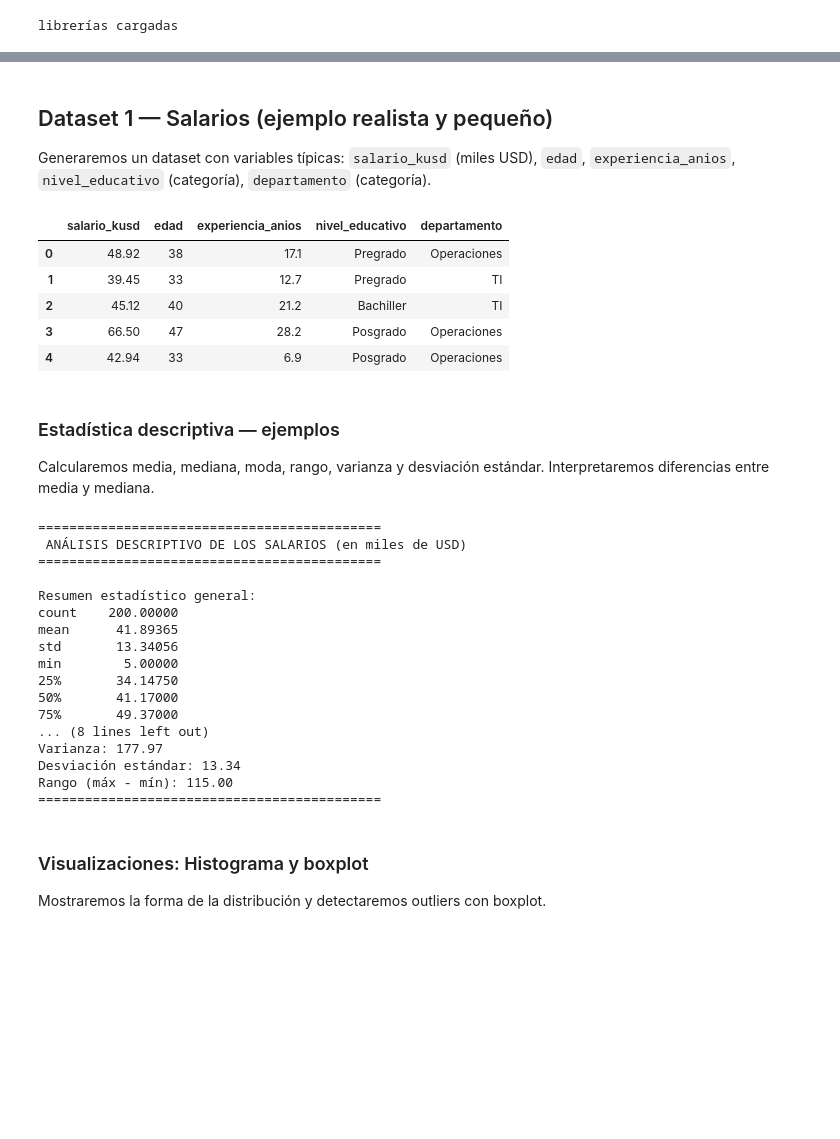
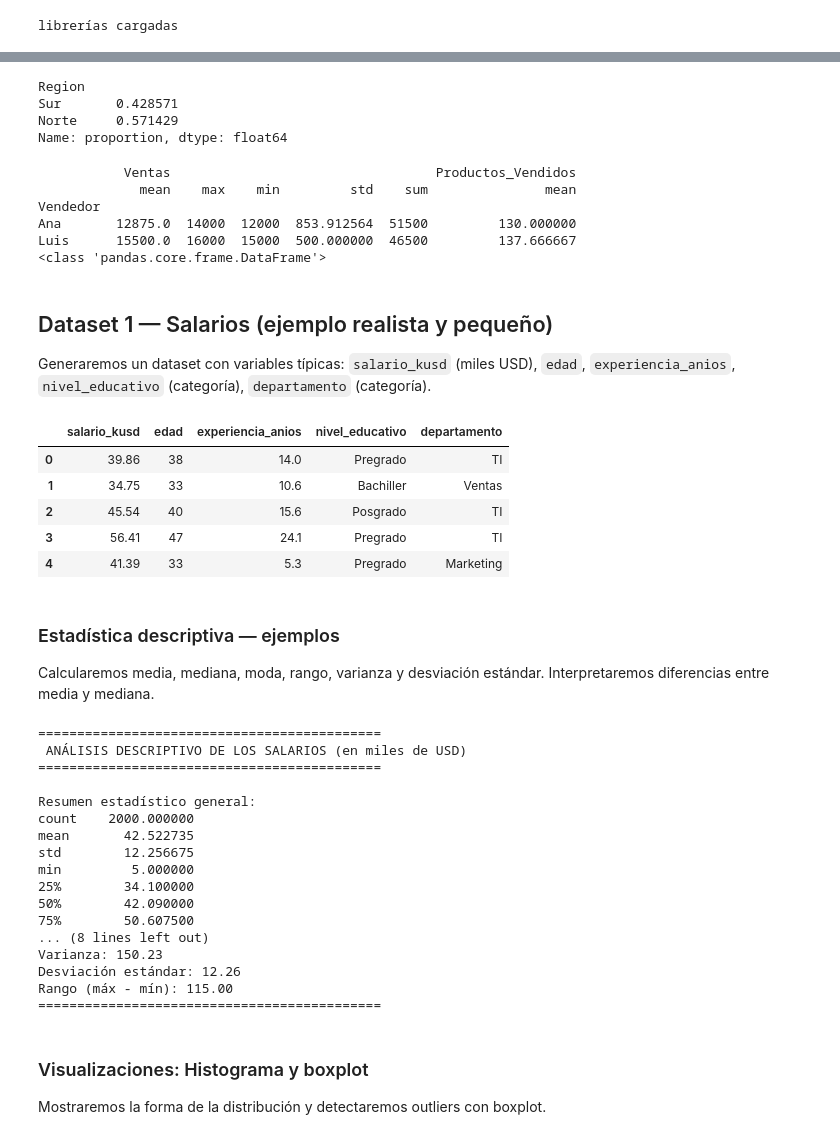
Before and after one commit to AlexEspinosa98/guayerd_class, a Jupyter notebook: clase_7/Clase7_Fundamentos_IA_Estadistica.ipynb, the cells around one changed output, grey strips where cells are left out. Saved outputs shown, nothing was run; the diff lists cells and outputs as text; code cells hidden in the pictures; blank space fills up the shorter version.

```diff
--- a/clase_7/Clase7_Fundamentos_IA_Estadistica.ipynb
+++ b/clase_7/Clase7_Fundamentos_IA_Estadistica.ipynb
@@ -52,3 +105,26 @@ librerías cargadas
+# %%
+df.value_counts(subset=["Region"], normalize=True, ascending=True)
+# %% [output]
+Region
+Sur       0.428571
+Norte     0.571429
+Name: proportion, dtype: float64
+# %%
+resumen = df.groupby("Vendedor").agg({
+    "Ventas": ["mean", "max", "min", "std", "sum"],
+    "Productos_Vendidos": "mean"
+})
+print(resumen)
+print(type(resumen))
+# guardar dataframe en excel
+resumen.to_excel("resumen_ventas.xlsx")
+# %% [output]
+           Ventas                                  Productos_Vendidos
+             mean    max    min         std    sum               mean
+Vendedor
+Ana       12875.0  14000  12000  853.912564  51500         130.000000
+Luis      15500.0  16000  15000  500.000000  46500         137.666667
+<class 'pandas.core.frame.DataFrame'>
 # %% [markdown]
 ## Dataset 1 — Salarios (ejemplo realista y pequeño)
 Generaremos un dataset con variables típicas: `salario_kusd` (miles USD), `edad`, `experiencia_anios`, `nivel_educativo` (categoría), `departamento` (categoría).
@@ -64,7 +140,7 @@ import pandas as pd
 np.random.seed(42)
 
 # Número de registros o empleados simulados
-N = 200
+N = 2000
 
 # --------------------------------------------
 # 🧍 Edad de los empleados
@@ -112,38 +188,38 @@ salario_kusd = 20 + experiencia * 1.3 + (
 salario_kusd = salario_kusd + np.random.normal(0, 5, N)
 
 # Introducimos manualmente algunos outliers:
 salario_kusd[5] = 120  # Un salario extremadamente alto
 salario_kusd[12] = 5   # Un salario inusualmente bajo
 
 # --------------------------------------------
 # 🏢 Asignación de departamento
 # --------------------------------------------
 # Cada empleado pertenece a uno de los siguientes departamentos:
 departamento = np.random.choice(
     ['Ventas', 'TI', 'Operaciones', 'Marketing'],
     size=N
 )
 
 # --------------------------------------------
 # 📋 Creación del DataFrame final
 # --------------------------------------------
 df_sal = pd.DataFrame({
     'salario_kusd': np.round(salario_kusd, 2),
     'edad': edad,
     'experiencia_anios': experiencia,
     'nivel_educativo': nivel_edu,
     'departamento': departamento
 })
 
 # Mostramos las primeras filas del dataset
 df_sal.head()
 # %% [output]
 |  | salario_kusd | edad | experiencia_anios | nivel_educativo | departamento |
-| 0 | 48.92 | 38 | 17.1 | Pregrado | Operaciones |
-| 1 | 39.45 | 33 | 12.7 | Pregrado | TI |
-| 2 | 45.12 | 40 | 21.2 | Bachiller | TI |
-| 3 | 66.50 | 47 | 28.2 | Posgrado | Operaciones |
-| 4 | 42.94 | 33 | 6.9 | Posgrado | Operaciones |
+| 0 | 39.86 | 38 | 14.0 | Pregrado | TI |
+| 1 | 34.75 | 33 | 10.6 | Bachiller | Ventas |
+| 2 | 45.54 | 40 | 15.6 | Posgrado | TI |
+| 3 | 56.41 | 47 | 24.1 | Pregrado | TI |
+| 4 | 41.39 | 33 | 5.3 | Pregrado | Marketing |
 # %% [markdown]
 ### Estadística descriptiva — ejemplos
 Calcularemos media, mediana, moda, rango, varianza y desviación estándar. Interpretaremos diferencias entre media y mediana.
@@ -190,16 +266,16 @@ print("============================================")
 ============================================
 
 Resumen estadístico general:
-count    200.00000
-mean      41.89365
-std       13.34056
-min        5.00000
-25%       34.14750
-50%       41.17000
-75%       49.37000
+count    2000.000000
+mean       42.522735
+std        12.256675
+min         5.000000
+25%        34.100000
+50%        42.090000
+75%        50.607500
 ... (8 lines left out)
-Varianza: 177.97
-Desviación estándar: 13.34
+Varianza: 150.23
+Desviación estándar: 12.26
 Rango (máx - mín): 115.00
 ============================================
 # %% [markdown]
```
Also changed, not shown: parts of 8 cells of this notebook, 1 other file.
